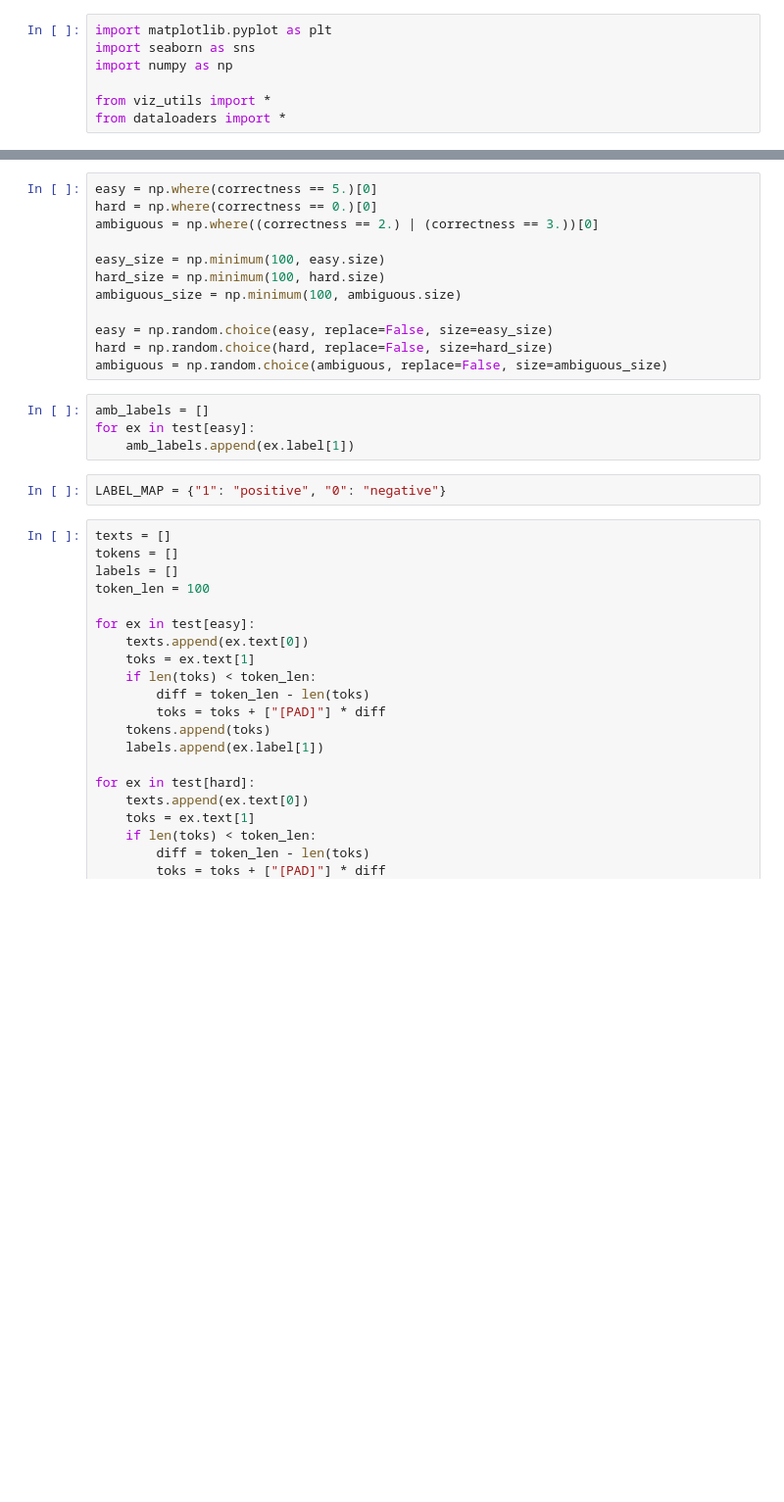
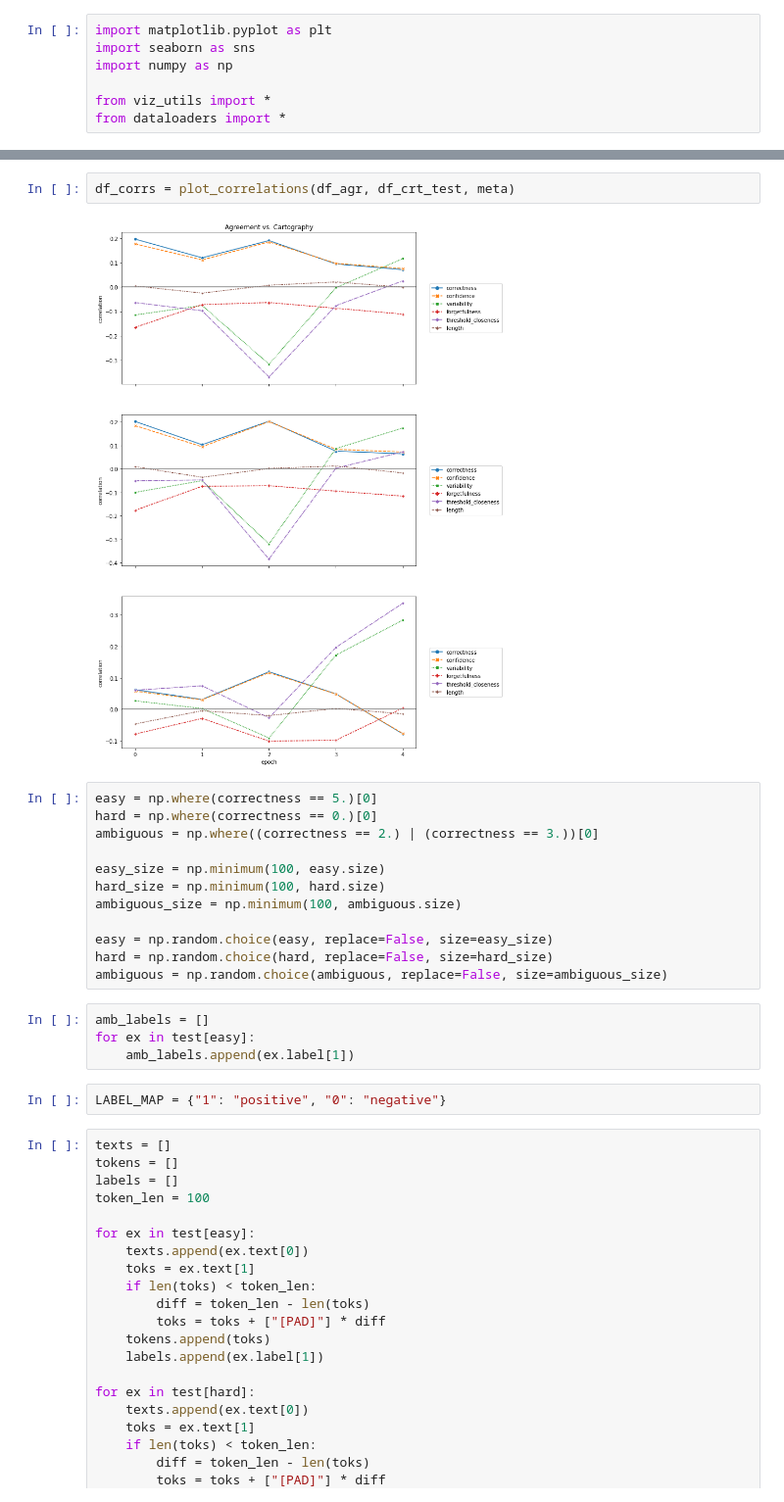
Before and after one commit to mttk/unity-in-xai-court, a Jupyter notebook: viz.ipynb, the cells around one changed output, grey strips where cells are left out. Shown at 98% size. Saved outputs shown, nothing was run; the diff lists cells and outputs as text; blank space fills up the shorter version.

```diff
--- a/viz.ipynb
+++ b/viz.ipynb
@@ -263,3 +19,7 @@ array([4., 4., 3., ..., 5., 5., 3.])
+# %%
+df_corrs = plot_correlations(df_agr, df_crt_test, meta)
+# %% [output]
+[figure, added]
 # %%
 easy = np.where(correctness == 5.)[0]
 hard = np.where(correctness == 0.)[0]
```
Also changed, not shown: parts of 42 cells of this notebook, 4 other files.
